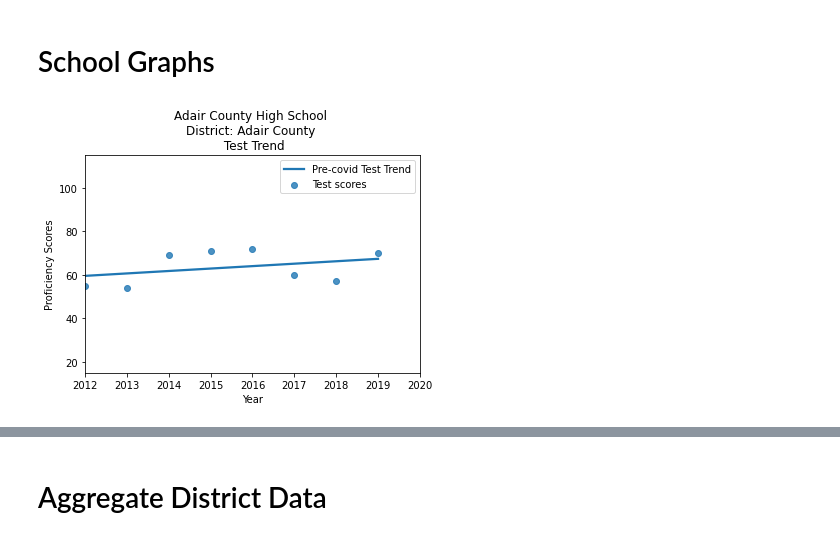
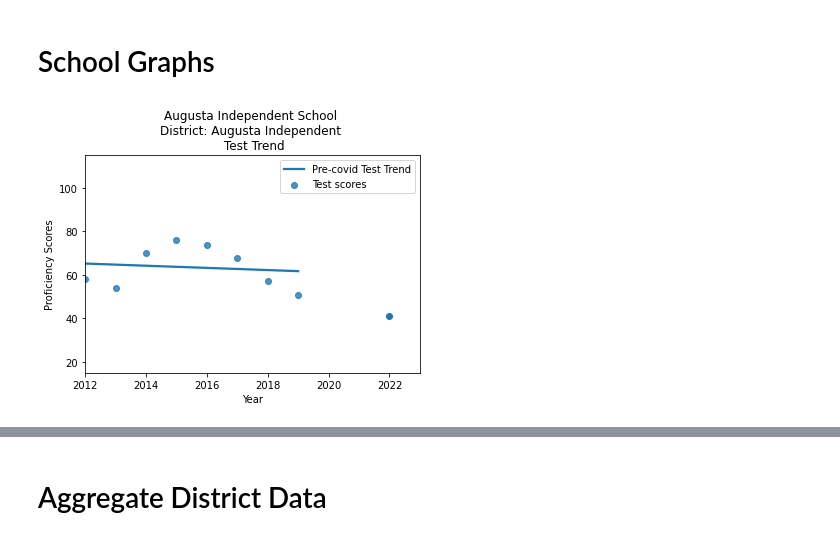
Before and after one commit to rosehelfrich/kyPublicSchools, a Jupyter notebook: Summarize_Data.ipynb, the cells around one changed output, grey strips where cells are left out. Drawn from its saved outputs; the diff is of its cells as text; code cells hidden in the pictures.

```diff
--- a/Summarize_Data.ipynb
+++ b/Summarize_Data.ipynb
@@ -268,7 +472,7 @@ intercepts = []
 
 for i in df_school_details.index:
   x_values = [2012, 2013, 2014, 2015, 2016, 2017, 2018, 2019]
-  y_values = df_school_details.iloc[[i], 4:12].values[0]
+  y_values = df_school_details.loc[:, [2012, 2013, 2014, 2015, 2016, 2017, 2018, 2019]].values[i]
   slope, init_intercept = np.polyfit(x_values, y_values, 1)
   score_2022 = df_school_details[2022][i]
   intercept = score_2022 - (slope * 2022)
@@ -316,5 +572,6 @@ pd.read_csv('/content/drive/MyDrive/Colab Data/KY EPSB/All Years/detailed_df_by_
 # %% [markdown]
 # School Graphs
 # %%
-df_school_details.dropna(inplace=True)
+#df_school_details.dropna(inplace=True)
+df_school_details.sort_values(by=['District', 'School', 'Level'], inplace=True)
 df_school_details.reset_index(drop=True, inplace=True)
@@ -328,17 +578,18 @@ def round_df(df, column_list):
-# %%
-test_scores_cols = [2012, 2013, 2014, 2015, 2016, 2017, 2018, 2019, 2022]
-
-df_school_details = round_df(df_school_details, test_scores_cols)
 # %%
 def test_trend(school_index):
   x_trend = [2012, 2013, 2014, 2015, 2016, 2017, 2018, 2019]
-  y_trend = df_school_details.iloc[[school_index],4:12].values[0]
+  y_trend = df_school_details.loc[school_index, [2012, 2013, 2014, 2015, 2016, 2017, 2018, 2019]].values
   sns.regplot(x = x_trend, y = y_trend, fit_reg=True, ci=None)
+
+  # 2022 Test score
+  x_score_2022 = [2022]
+  y_score_2022 = df_school_details.loc[school_index,2022]
+  plt.scatter(x_score_2022, y_score_2022)
 
   school = df_school_details.at[school_index, 'School']
   district = df_school_details.at[school_index, 'District']
 
-  plt.xlim(2012, 2020)
+  plt.xlim(2012, 2023)
   plt.ylim(15, 115)
   plt.xlabel('Year')
   plt.ylabel('Proficiency Scores')
@@ -346,9 +597,9 @@ def test_trend(school_index):
   plt.gca().legend(('Pre-covid Test Trend','Test scores'), loc='best')
   plt.show()
 # %%
-test_trend(0)
+test_trend(23)
 # %% [output]
-[figure, old version]
+[figure, new version]
 # %%
 def test_scores(school_index):
   x_scores = [2012, 2013, 2014, 2015, 2016, 2017, 2018, 2019, 2022]
```
Also changed, not shown: parts of 71 cells of this notebook.
